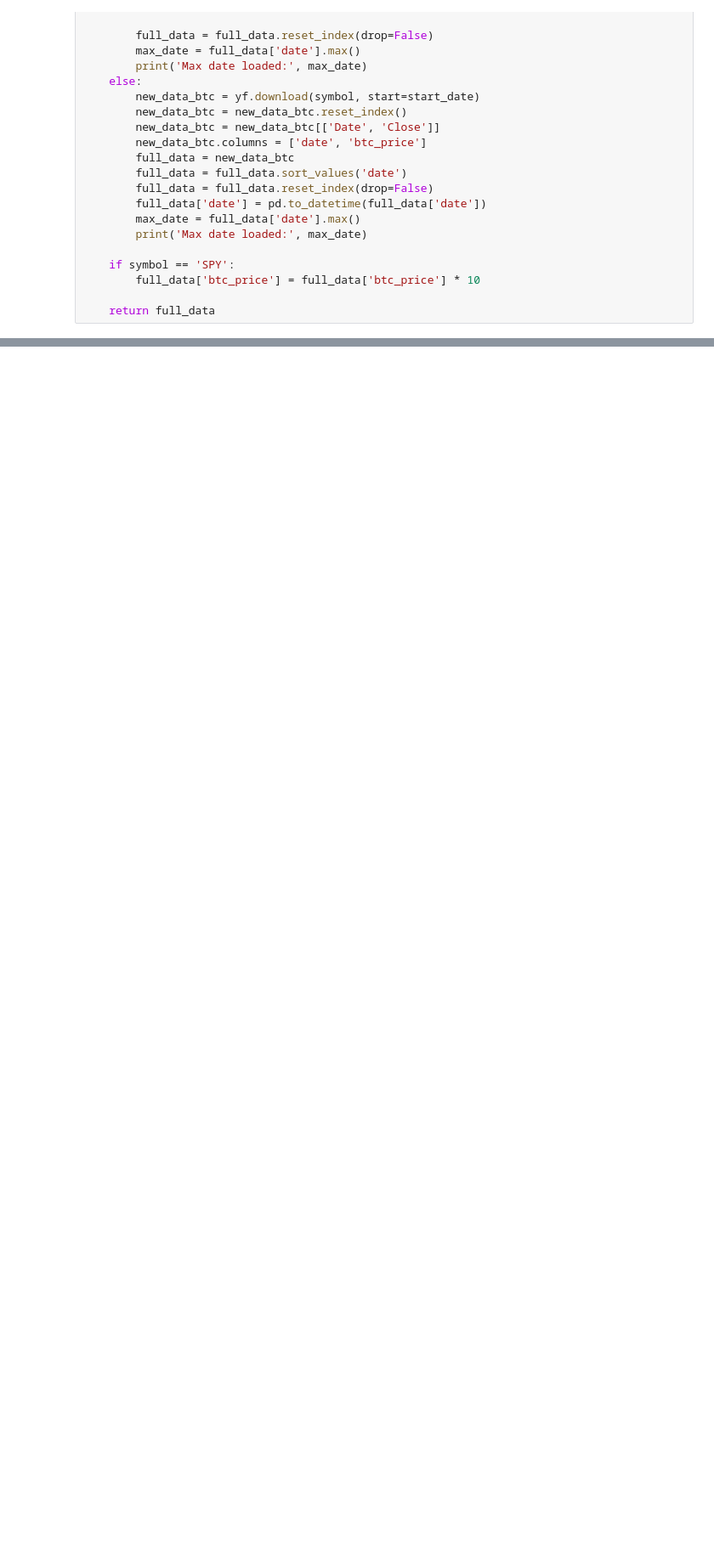
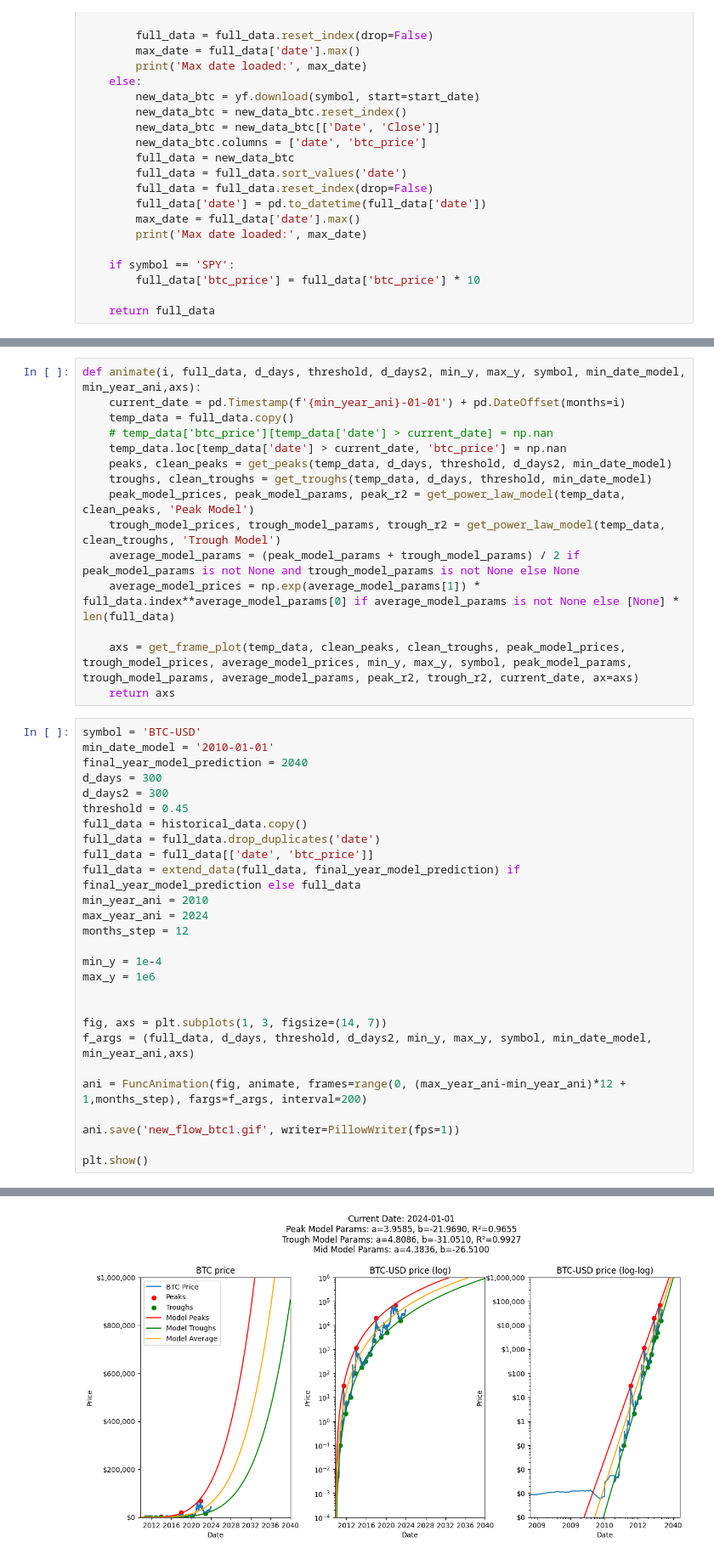
Before and after one commit to AlfaBlok/swanhunt, a Jupyter notebook: btc_price_models/new_btc_models.ipynb, the cells around one changed output, grey strips where cells are left out. Shown at 85% size. Cells and saved outputs as stored; diff of their text form; blank space fills up the shorter version.

Commit message:
btc animation working!

```diff
--- a/btc_price_models/new_btc_models.ipynb
+++ b/btc_price_models/new_btc_models.ipynb
@@ -248,0 +286,43 @@ full_data.head()
+# %%
+def animate(i, full_data, d_days, threshold, d_days2, min_y, max_y, symbol, min_date_model, min_year_ani,axs):
+    current_date = pd.Timestamp(f'{min_year_ani}-01-01') + pd.DateOffset(months=i)
+    temp_data = full_data.copy()
+    # temp_data['btc_price'][temp_data['date'] > current_date] = np.nan
+    temp_data.loc[temp_data['date'] > current_date, 'btc_price'] = np.nan
+    peaks, clean_peaks = get_peaks(temp_data, d_days, threshold, d_days2, min_date_model)
+    troughs, clean_troughs = get_troughs(temp_data, d_days, threshold, min_date_model)
+    peak_model_prices, peak_model_params, peak_r2 = get_power_law_model(temp_data, clean_peaks, 'Peak Model')
+    trough_model_prices, trough_model_params, trough_r2 = get_power_law_model(temp_data, clean_troughs, 'Trough Model')
+    average_model_params = (peak_model_params + trough_model_params) / 2 if peak_model_params is not None and trough_model_params is not None else None
+    average_model_prices = np.exp(average_model_params[1]) * full_data.index**average_model_params[0] if average_model_params is not None else [None] * len(full_data)
+
+    axs = get_frame_plot(temp_data, clean_peaks, clean_troughs, peak_model_prices, trough_model_prices, average_model_prices, min_y, max_y, symbol, peak_model_params, trough_model_params, average_model_params, peak_r2, trough_r2, current_date, ax=axs)
+    return axs
+# %%
+symbol = 'BTC-USD'
+min_date_model = '2010-01-01'
+final_year_model_prediction = 2040
+d_days = 300
+d_days2 = 300
+threshold = 0.45
+full_data = historical_data.copy()
+full_data = full_data.drop_duplicates('date')
+full_data = full_data[['date', 'btc_price']]
+full_data = extend_data(full_data, final_year_model_prediction) if final_year_model_prediction else full_data
+min_year_ani = 2010
+max_year_ani = 2024
+months_step = 12
+
+min_y = 1e-4
+max_y = 1e6
+
+
+fig, axs = plt.subplots(1, 3, figsize=(14, 7))
+f_args = (full_data, d_days, threshold, d_days2, min_y, max_y, symbol, min_date_model, min_year_ani,axs)
+
+ani = FuncAnimation(fig, animate, frames=range(0, (max_year_ani-min_year_ani)*12 + 1,months_step), fargs=f_args, interval=200)
+
+ani.save('new_flow_btc1.gif', writer=PillowWriter(fps=1))
+
+plt.show()
+# %% [output]
@@ -248,0 +349 @@ full_data.head()
+[figure, added]
```
Also changed, not shown: parts of 10 cells of this notebook, 1 other file.
